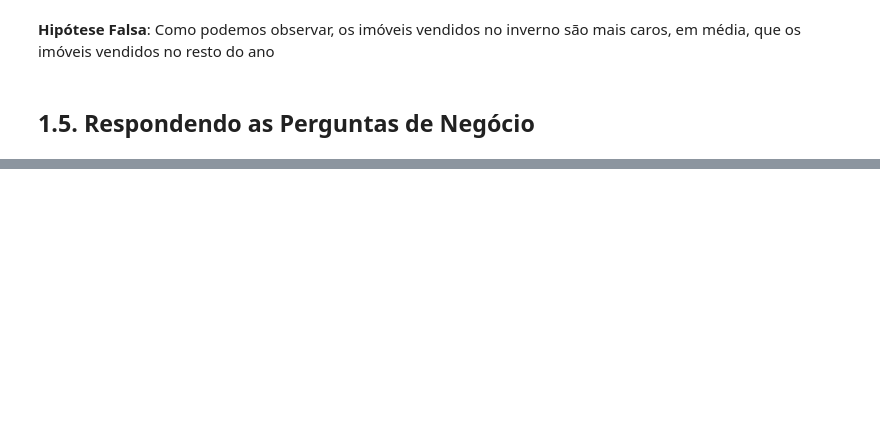
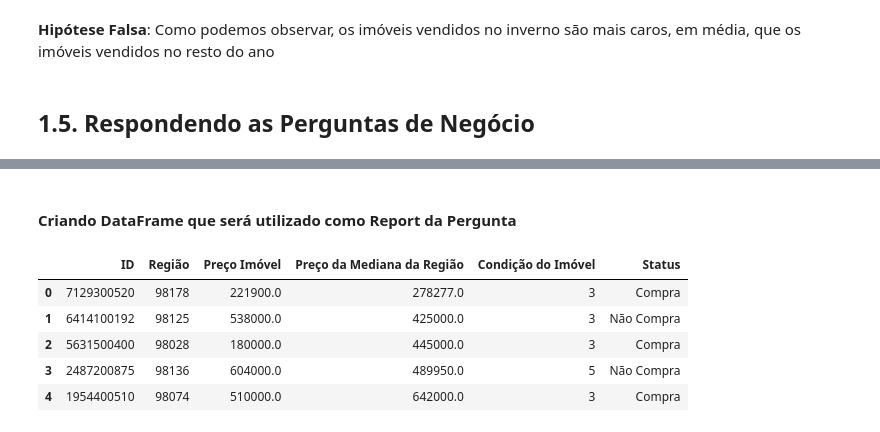
Before and after one commit to PedroFerraresi/houserocket, a Jupyter notebook: notebooks/pf_v2.0.ipynb, the cells around one changed output, grey strips where cells are left out. Saved outputs shown, nothing was run; the diff lists cells and outputs as text; code cells hidden in the pictures; blank space fills up the shorter version.

Commit message:
Respondido primeira pergunta de negócio

```diff
--- a/notebooks/pf_v2.0.ipynb
+++ b/notebooks/pf_v2.0.ipynb
@@ -690,0 +708,10 @@ ax = ax.set(
+# %%
+df_grouped_zipcode = df1.loc[ :, ['price', 'zipcode'] ]
+
+df_grouped_zipcode = df_grouped_zipcode.groupby('zipcode').agg(
+    median_price = pd.NamedAgg('price', 'median')
+)
+
+df_grouped_zipcode = df_grouped_zipcode.reset_index()
+
+df_grouped_zipcode.head()
@@ -690,0 +727,8 @@ ax = ax.set(
+# %%
+df_report_1 = df1.loc[ :, ['id', 'zipcode', 'price', 'condition'] ]
+
+df_report_1 = df_report_1.merge(df_grouped_zipcode, on='zipcode', how='left')
+
+df_report_1 = df_report_1.loc[ :, ['id', 'zipcode', 'price', 'median_price', 'condition'] ]
+
+df_report_1.head()
@@ -690,0 +754,25 @@ ax = ax.set(
+# %% [markdown]
+#### Criando DataFrame que será utilizado como Report da Pergunta
+# %%
+df_report_1['status'] = df_report_1.apply(
+    lambda line: 'Compra' if line['price'] < line['median_price'] and line['condition'] >= 3 else 'Não Compra',
+    axis=1
+)
+
+df_report_1 = df_report_1.rename(columns={
+    'id': 'ID',
+    'zipcode': 'Região',
+    'price': 'Preço Imóvel',
+    'median_price': 'Preço da Mediana da Região',
+    'condition': 'Condição do Imóvel',
+    'status': 'Status',
+})
+
+df_report_1.head()
+# %% [output]
+|  | ID | Região | Preço Imóvel | Preço da Mediana da Região | Condição do Imóvel | Status |
+| 0 | 7129300520 | 98178 | 221900.0 | 278277.0 | 3 | Compra |
+| 1 | 6414100192 | 98125 | 538000.0 | 425000.0 | 3 | Não Compra |
+| 2 | 5631500400 | 98028 | 180000.0 | 445000.0 | 3 | Compra |
+| 3 | 2487200875 | 98136 | 604000.0 | 489950.0 | 5 | Não Compra |
+| 4 | 1954400510 | 98074 | 510000.0 | 642000.0 | 3 | Compra |
```
Also changed, not shown: parts of 25 cells of this notebook, 1 other file.
